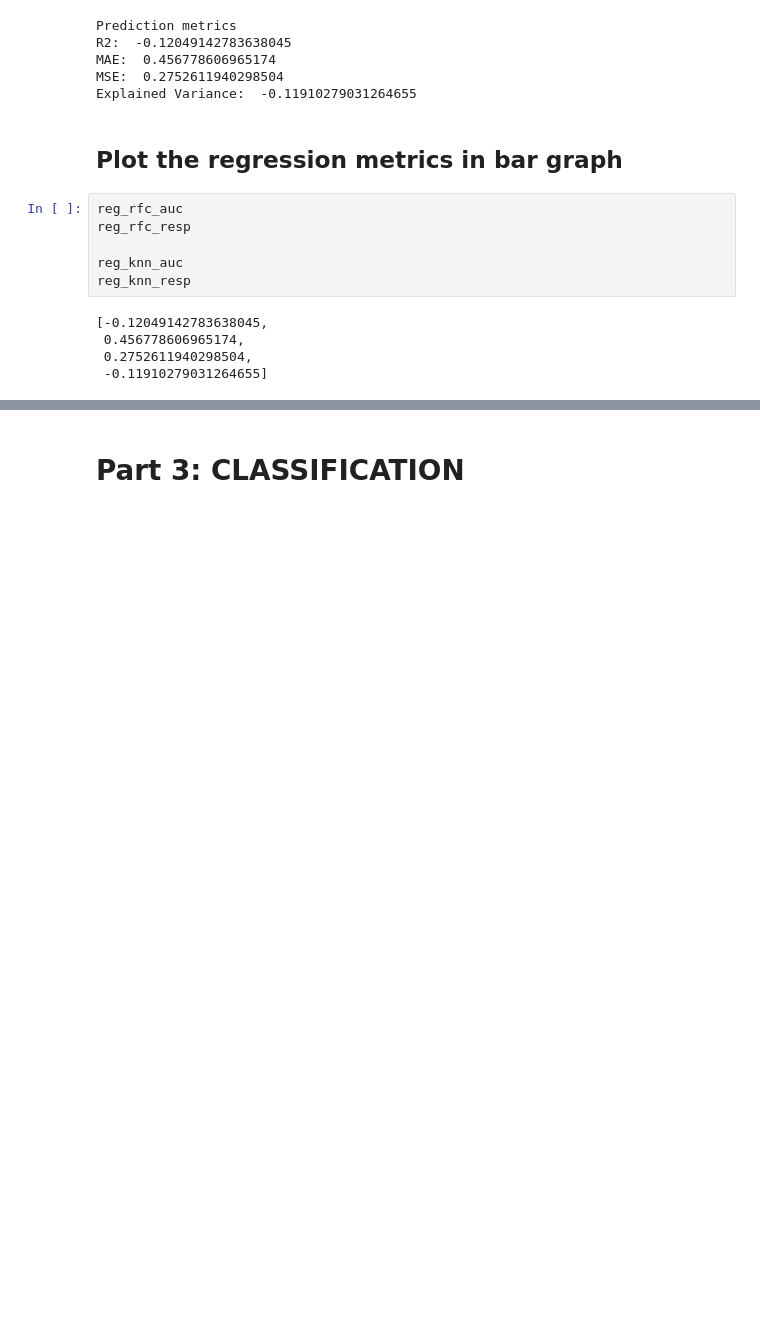
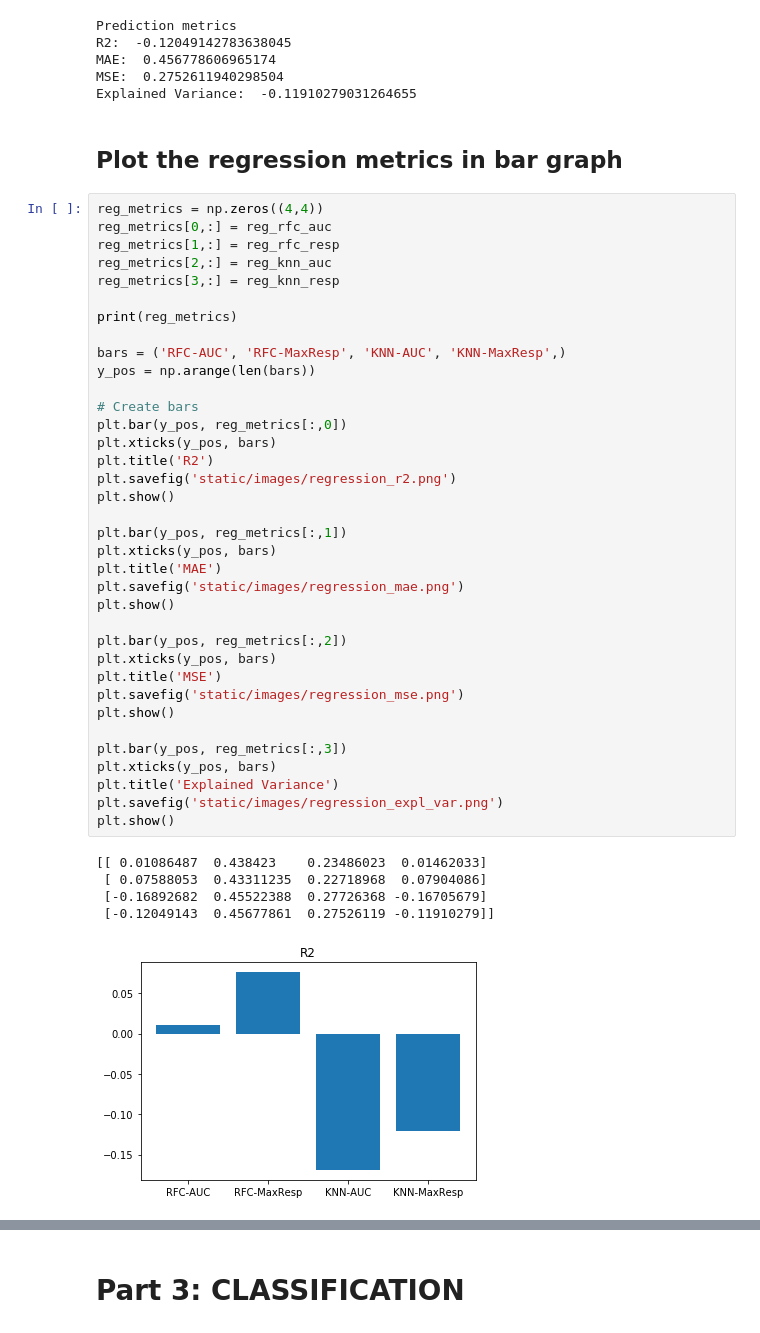
Before and after one commit to adhm271/teamone, a Jupyter notebook: off_the_shelf_regressors.ipynb, the cells around one changed output, grey strips where cells are left out. Cells and saved outputs as stored; diff of their text form; blank space fills up the shorter version.

```diff
--- a/off_the_shelf_regressors.ipynb
+++ b/off_the_shelf_regressors.ipynb
@@ -364,14 +364,45 @@ MSE:  0.2752611940298504
 Explained Variance:  -0.11910279031264655
 # %% [markdown]
 ## Plot the regression metrics in bar graph
-# %%
-reg_rfc_auc
-reg_rfc_resp
-
-reg_knn_auc
-reg_knn_resp
-# %% [output]
-[-0.12049142783638045,
- 0.456778606965174,
- 0.2752611940298504,
- -0.11910279031264655]
+# %%
+reg_metrics = np.zeros((4,4))
+reg_metrics[0,:] = reg_rfc_auc
+reg_metrics[1,:] = reg_rfc_resp
+reg_metrics[2,:] = reg_knn_auc
+reg_metrics[3,:] = reg_knn_resp
+
+print(reg_metrics)
+
+bars = ('RFC-AUC', 'RFC-MaxResp', 'KNN-AUC', 'KNN-MaxResp',)
+y_pos = np.arange(len(bars))
+
+# Create bars
+plt.bar(y_pos, reg_metrics[:,0])
+plt.xticks(y_pos, bars)
+plt.title('R2')
+plt.savefig('static/images/regression_r2.png')
+plt.show()
+
+plt.bar(y_pos, reg_metrics[:,1])
+plt.xticks(y_pos, bars)
+plt.title('MAE')
+plt.savefig('static/images/regression_mae.png')
+plt.show()
+
+plt.bar(y_pos, reg_metrics[:,2])
+plt.xticks(y_pos, bars)
+plt.title('MSE')
+plt.savefig('static/images/regression_mse.png')
+plt.show()
+
+plt.bar(y_pos, reg_metrics[:,3])
+plt.xticks(y_pos, bars)
+plt.title('Explained Variance')
+plt.savefig('static/images/regression_expl_var.png')
+plt.show()
+# %% [output]
+[[ 0.01086487  0.438423    0.23486023  0.01462033]
+ [ 0.07588053  0.43311235  0.22718968  0.07904086]
+ [-0.16892682  0.45522388  0.27726368 -0.16705679]
+ [-0.12049143  0.45677861  0.27526119 -0.11910279]]
+[figure, added]
```
Also changed, not shown: parts of 11 cells of this notebook, 15 other files.
